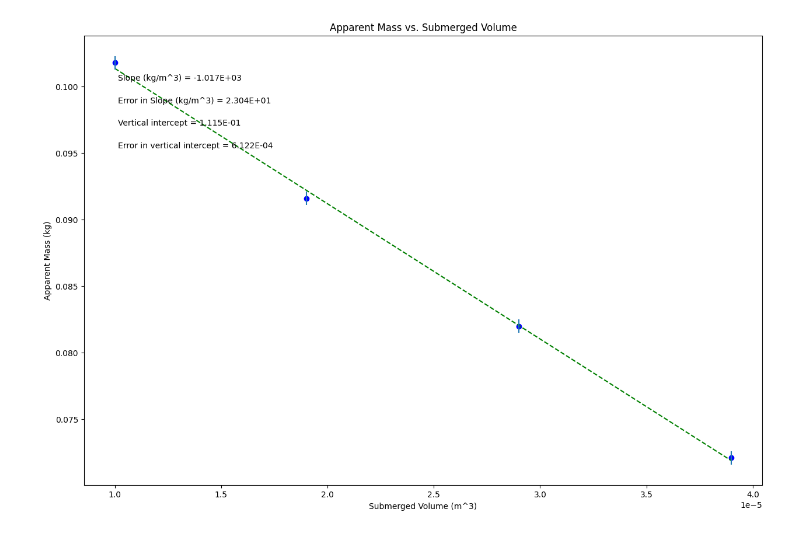
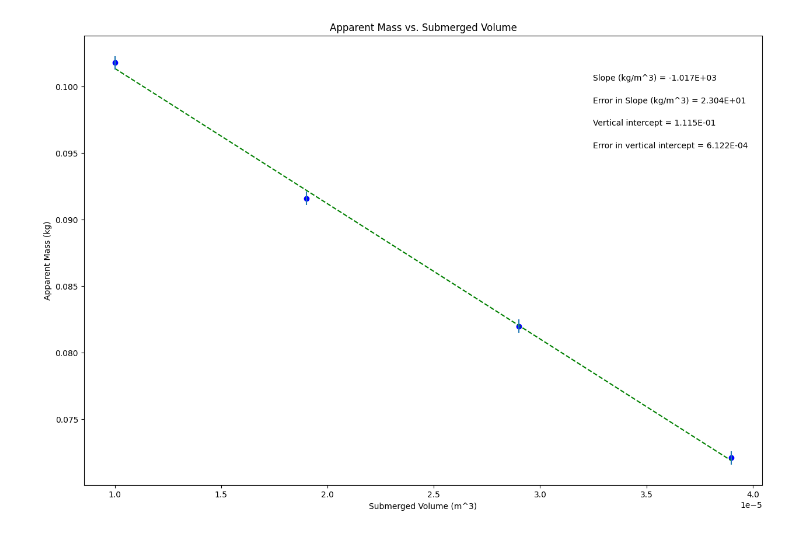
Before and after one commit to ani-maker113/PHSXlabplots, a Jupyter notebook: Seamus_E_Archimedes_Principle_Lab.ipynb, the cells around one changed output. Drawn from its saved outputs; the diff is of its cells as text; code cells hidden in the pictures.

```diff
--- a/Seamus_E_Archimedes_Principle_Lab.ipynb
+++ b/Seamus_E_Archimedes_Principle_Lab.ipynb
@@ -45,7 +45,7 @@ slope_units= 'kg/m^3'
 #UPDATE ANNOTATION PLACEMENT SO IT'S OUT OF WAY OF PLOTTED DATA AND BEST FIT LINE
 #integer from 1 to 4, top R corner is 1 (counter-clockwise from there)
 
-annotation_placement=2
+annotation_placement=1
 
 
 #-----------------------------------------------------------------------#
@@ -92,31 +92,31 @@ elif annotation_placement==3 or annotation_placement==4:
 #Don't need to change anything in this section!
 
 #Plot data on graph. Plot error bars and place values for slope,
 #error in slope, and vertical intercept (plus error) on the plot using "annotate"
 
 plt.figure(figsize=(15,10))
 
 plt.plot(x, fit, color='green', linestyle='--')
 plt.scatter(x, y, color='blue', marker='o')
 
 plt.xlabel(x_label)
 plt.ylabel(y_label)
 plt.title(plot_title)
 
 plt.errorbar(x, y, yerr=dy, xerr=None, fmt="none") #don't need to plot x error bars
 
 plt.annotate('Slope ({}) = {value:.{digits}E}'.format(slope_units,value=m, digits=3),
              (xpos, ypos[0]), xycoords='axes fraction')
 
 plt.annotate('Error in Slope ({}) = {value:.{digits}E}'.format(slope_units,value=dm, digits=3),
              (xpos, ypos[1]), xycoords='axes fraction')
 
 plt.annotate('Vertical intercept = {value:.{digits}E}'.format(value=b, digits=3),
              (xpos, ypos[2]), xycoords='axes fraction')
 
 plt.annotate('Error in vertical intercept = {value:.{digits}E}'.format(value=db, digits=3),
              (xpos, ypos[3]), xycoords='axes fraction')
 
 plt.show()
 # %% [output]
-[figure, old version]
+[figure, new version]
```
